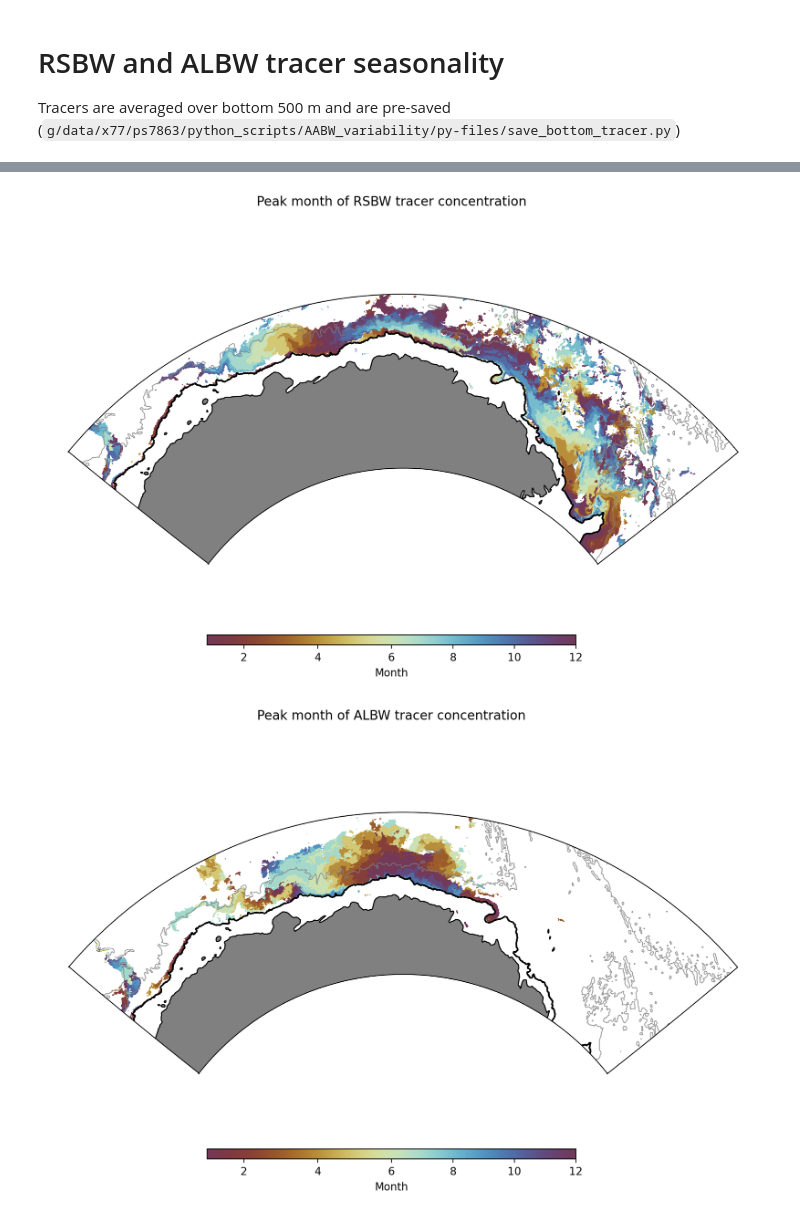
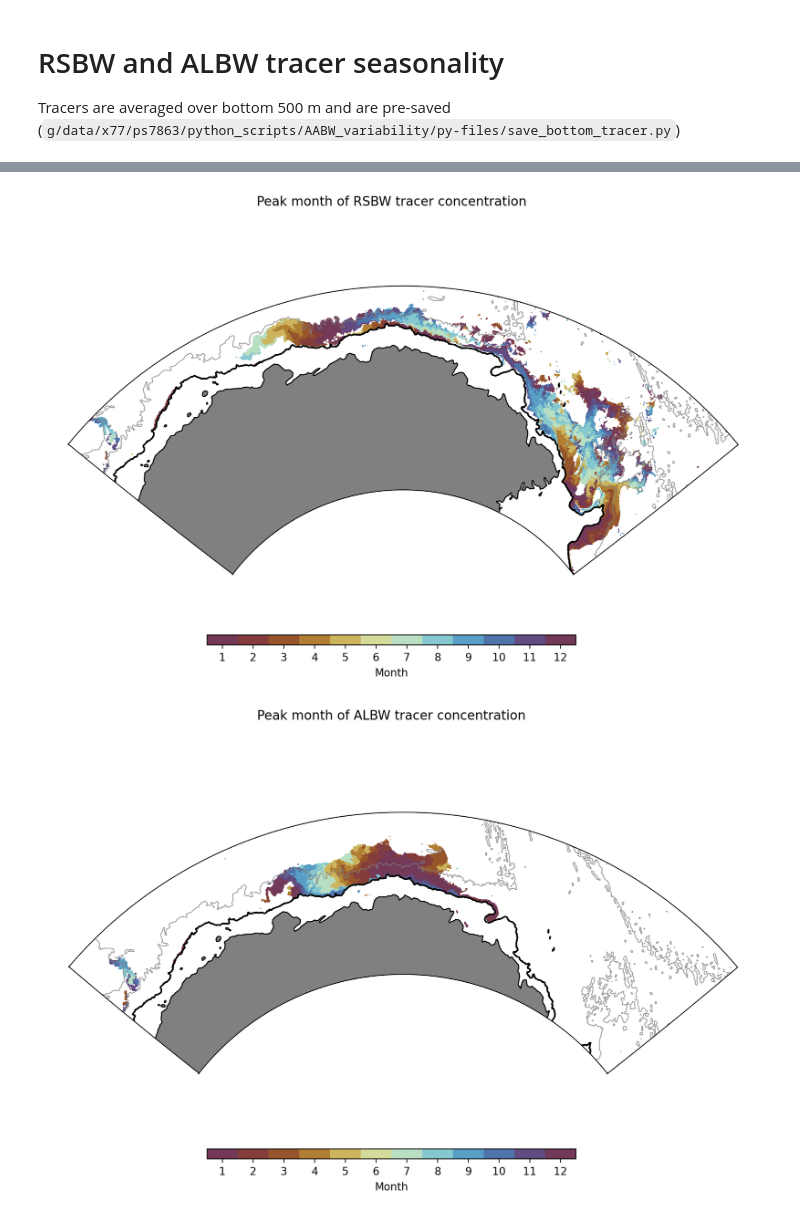
Before and after one commit to polinaesia/AABW_variability, a Jupyter notebook: tracer_seasonality.ipynb, the cells around one changed output, grey strips where cells are left out. Cells and saved outputs as stored; diff of their text form; code cells hidden in the pictures.

```diff
--- a/tracer_seasonality.ipynb
+++ b/tracer_seasonality.ipynb
@@ -79,0 +95,6 @@ rsbw_clim = rsbw_tracer.groupby('time.month').mean('time')
+# %%
+albw_tracer = albw_tracer.sel(time=time_slice)
+rsbw_tracer = rsbw_tracer.sel(time=time_slice)
+# %%
+albw_clim = albw_tracer.groupby('time.month').mean('time')
+rsbw_clim = rsbw_tracer.groupby('time.month').mean('time')
@@ -157,10 +171,10 @@ shelf = shelf+1
 shelf = np.nan_to_num(shelf)
 shelf = xr.DataArray(shelf, coords = [('yt_ocean', yt_ocean), ('xt_ocean', xt_ocean)])
 # %%
-mask_rsbw = rsbw_range >= 0.005
+mask_rsbw = rsbw_range >= 0.01
 rsbw_peak_masked = rsbw_peak_month.where(mask_rsbw)
 
-mask_albw = albw_range >= 0.005
+mask_albw = albw_range >= 0.01
 albw_peak_masked = albw_peak_month.where(mask_albw)
 # %%
 mask_rsbw.plot()
@@ -169,0 +189,10 @@ mask_rsbw.plot()
+# %%
+cmap_continuous = cmcrameri.cm.romaO
+N=12
+colors = cmap_continuous(np.linspace(0, 1, N))
+
+# Create a discrete colormap
+roma0_discrete = ListedColormap(colors, name="roma_discrete")
+
+mat = plt.matshow(rsbw_peak_masked, cmap=roma0_discrete, vmin=np.min(rsbw_peak_masked) - 0.5,
+                      vmax=np.max(rsbw_peak_masked) + 0.5)
@@ -171,7 +202,7 @@ mask_rsbw.plot()
 midlon = -225
 maxlon = midlon + 60
 minlon = midlon - 60
-minlat = -74
+minlat = -76
 maxlat = -62
 midlat = (minlat + maxlat) / 2
 
@@ -190,36 +221,39 @@ lons = X.sel(
 )
 lats = Y.sel(
     {"xt_ocean": slice(minlon, maxlon), "yt_ocean": slice(minlat, maxlat)}
 )
 
 boundary_path = make_boundary_path(lons, lats)
 ax.set_boundary(boundary_path, transform=ccrs.PlateCarree())
 
 ax.contour(shelf.xt_ocean, shelf.yt_ocean,shelf,
                 [0.5],
                 colors = 'k',
                 linewidths = 1.5,
                 transform=ccrs.PlateCarree())
 
 ax.contour(ht.xt_ocean, ht.yt_ocean, ht,
                 levels=[3500],
                 colors='grey',
                 linewidths=.8,
                 alpha=.8,
                 transform=ccrs.PlateCarree())
 
 norm = mcolors.TwoSlopeNorm(vmin=1, vcenter=6, vmax=12)
-cmap = cmcrameri.cm.romaO
+# cmap = cmcrameri.cm.romaO
+cmap = roma0_discrete
 pc = plt.pcolormesh(ht.xt_ocean+360, ht.yt_ocean, rsbw_peak_masked*shelf_mask, cmap=cmap, norm=norm, transform=ccrs.PlateCarree())
 cbar_ax = fig.add_axes([0.3, 0.08, 0.4, 0.02])  # [left, bottom, width, height]
-cbar = plt.colorbar(pc, cax=cbar_ax, orientation='horizontal')
+cbar = plt.colorbar(mat, cax=cbar_ax, orientation='horizontal', ticks=[1, 2, 3, 4, 5, 6, 7, 8, 9, 10, 11, 12])
 cbar.set_label(f'Month')
+ax.contourf(ht.xt_ocean, ht.yt_ocean, mask_rsbw, [0.5, 1], colors='lightgrey')
+
 
 plt.suptitle('Peak month of RSBW tracer concentration')
 
 plt.savefig(f'{figdir}/rsbw_peak_month_{first_year}-{last_year}.png', dpi=250, bbox_inches='tight')
 # %% [output]
-[figure, old version]
+[figure, new version]
 # %%
 midlon = -225
 maxlon = midlon + 60
@@ -262,14 +296,15 @@ ax.contour(ht.xt_ocean, ht.yt_ocean, ht,
                 transform=ccrs.PlateCarree())
 
 norm = mcolors.TwoSlopeNorm(vmin=1, vcenter=6, vmax=12)
-cmap = cmcrameri.cm.romaO
+# cmap = cmcrameri.cm.romaO
+cmap = roma0_discrete
 pc = plt.pcolormesh(ht.xt_ocean+360, ht.yt_ocean, albw_peak_masked*shelf_mask, cmap=cmap, norm=norm, transform=ccrs.PlateCarree())
 cbar_ax = fig.add_axes([0.3, 0.08, 0.4, 0.02])  # [left, bottom, width, height]
-cbar = plt.colorbar(pc, cax=cbar_ax, orientation='horizontal')
+cbar = plt.colorbar(mat, cax=cbar_ax, orientation='horizontal',  ticks=[1, 2, 3, 4, 5, 6, 7, 8, 9, 10, 11, 12])
 cbar.set_label(f'Month')
 
 plt.suptitle('Peak month of ALBW tracer concentration')
 
 plt.savefig(f'{figdir}/albw_peak_month_{first_year}-{last_year}.png', dpi=250, bbox_inches='tight')
 # %% [output]
-[figure, old version]
+[figure, new version]
```
Also changed, not shown: parts of 14 cells of this notebook, 6 other files.
